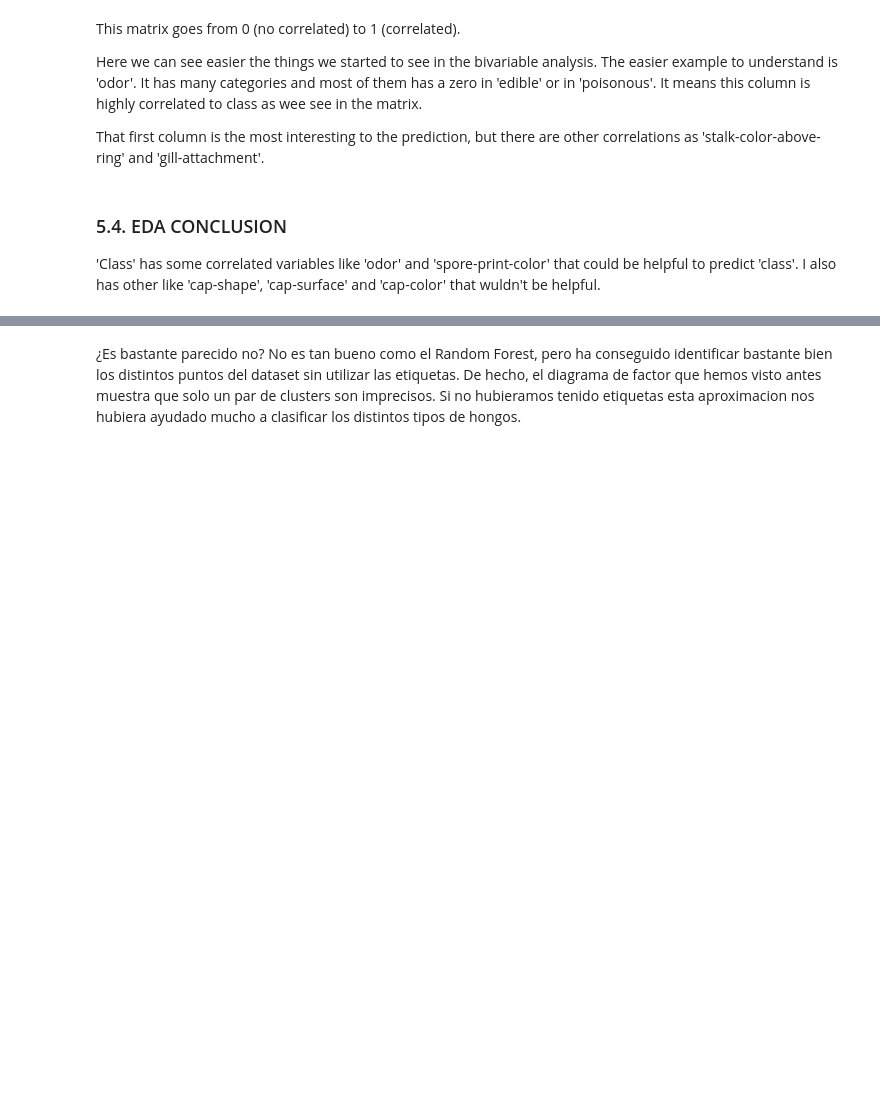
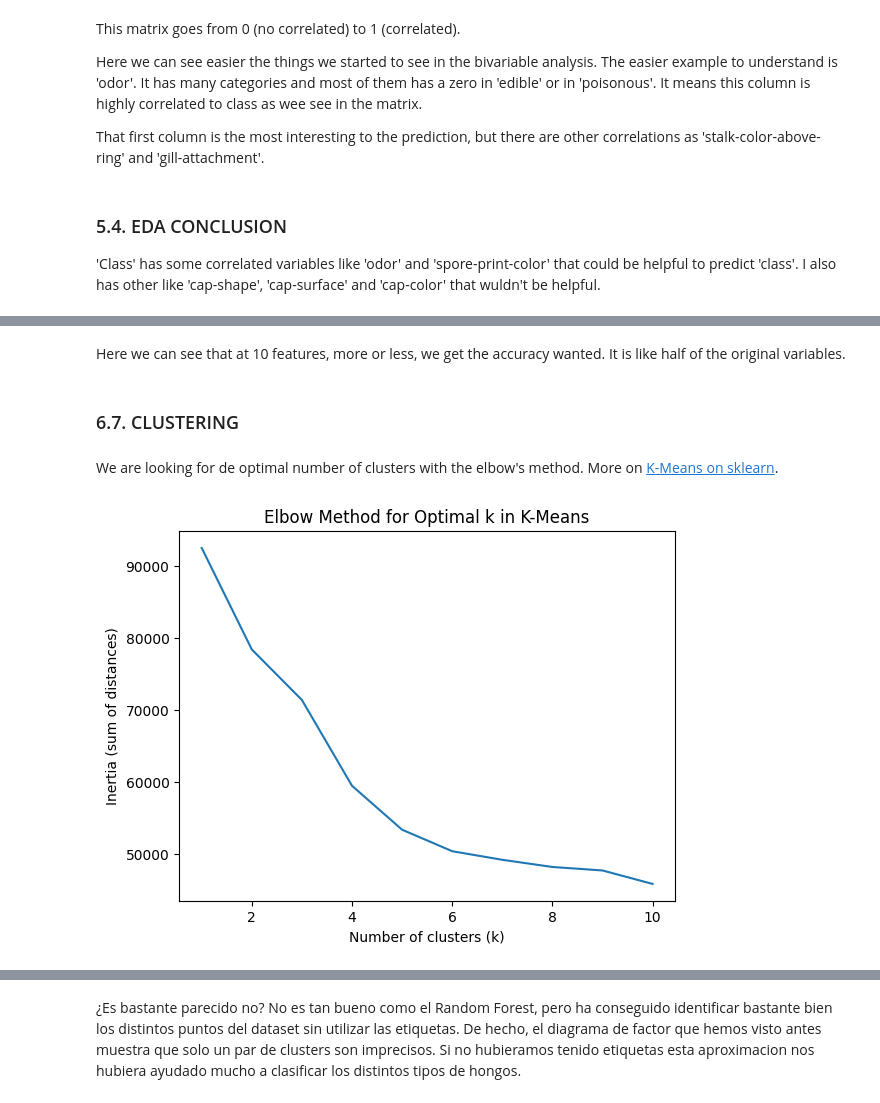
Before and after one commit to rociolozanocaro/unsupervised_modeling, a Jupyter notebook: notebooks/p9_unsupervised_rocio.ipynb, the cells around one changed output, grey strips where cells are left out. Cells and saved outputs as stored; diff of their text form; code cells hidden in the pictures; blank space fills up the shorter version.

```diff
--- a/notebooks/p9_unsupervised_rocio.ipynb
+++ b/notebooks/p9_unsupervised_rocio.ipynb
@@ -583,10 +513,0 @@ Con el valor que hayáis obtenido de la gráfica, podéis obtener una buena apro
-# %%
-# Aprender Kmeans con el valor de K obtenido.
-
-kmeans = # Definir y entrenar Kmeans.
-
-# Preparar el catplot.
-
-
-# Pintar.
-ax = sns.catplot(col=, x=, data=, kind='count',col_wrap=4)
@@ -598,0 +638,24 @@ Vamos a ver qué tal queda esto pintado. Para ello, repetimos el scatterplot de
+# %% [markdown]
+Here we can see that at 10 features, more or less, we get the accuracy wanted. It is like half of the original variables.
+# %% [markdown]
+### 6.7. CLUSTERING
+# %% [markdown]
+We are looking for de optimal number of clusters with the elbow's method.  More on [K-Means on sklearn](https://scikit-learn.org/stable/modules/generated/sklearn.cluster.KMeans.html).
+# %%
+scores = []
+k_values = range(1, 11) # defining a range
+for a in k_values:
+
+    # Definir Kmeans y ajustar
+    kmeans = KMeans(n_clusters=a, random_state=42)
+    kmeans.fit(X_encoded)
+    # Guardar la predicción
+    scores.append(kmeans.inertia_)
+
+sns.lineplot(x=k_values, y=scores)
+plt.xlabel("Number of clusters (k)")
+plt.ylabel("Inertia (sum of distances)")
+plt.title("Elbow Method for Optimal k in K-Means")
+plt.show()
+# %% [output]
+[figure, added]
```
Also changed, not shown: parts of 56 cells of this notebook.
